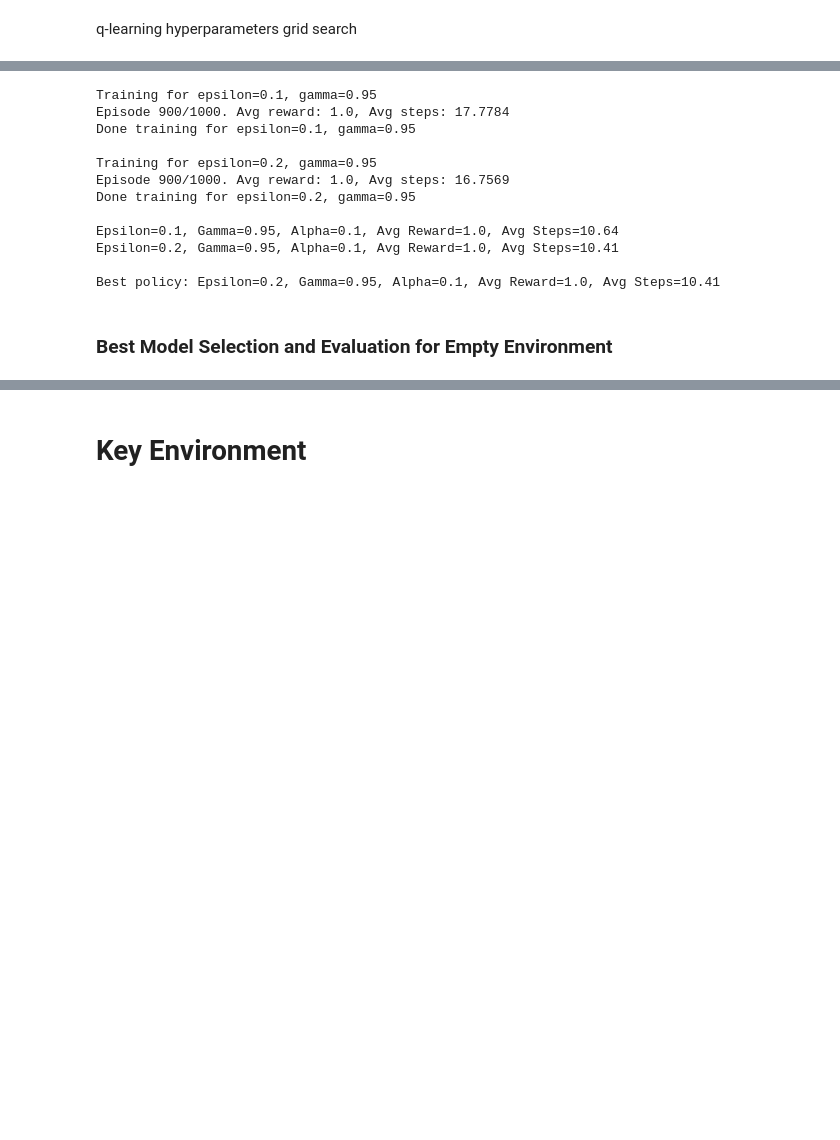
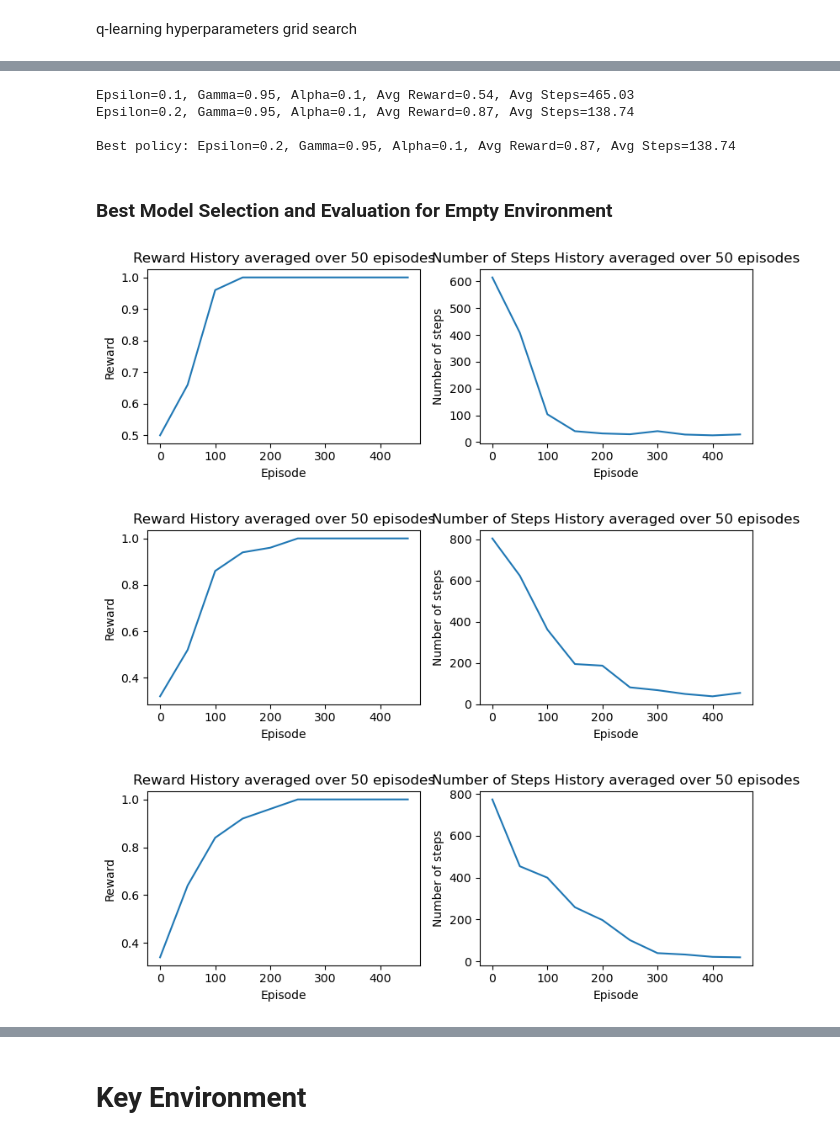
Before and after one commit to Lior-Baruch/RL, a Jupyter notebook: Mid_Project_tabular_RL_Minigrid_2024.ipynb, the cells around one changed output, grey strips where cells are left out. Cells and saved outputs as stored; diff of their text form; code cells hidden in the pictures; blank space fills up the shorter version.

Commit message:
infer video fixed + cleaned cod and plots

```diff
--- a/Mid_Project_tabular_RL_Minigrid_2024.ipynb
+++ b/Mid_Project_tabular_RL_Minigrid_2024.ipynb
@@ -1028,2 +1041,9 @@ Best policy: Epsilon=0.1, Gamma=0.95, Avg Reward=0.97, Avg Steps=42.57
 # %% [markdown]
 SARSA hyperparameters grid search
+# %%
+# Create an empty environment
+env = SimFlatObsWrapper(RandomEmptyEnv_10 (render_mode='rgb_array'))
+
+# Grid search for SARSA
+policy_dict_sarsa_empty, Q_dict_sarsa_empty, reward_history_dict_sarsa_empty, num_steps_history_dict_sarsa_empty = grid_search_TD(
+    env, num_episodes=500, max_steps=1000, epsilons=[0.1, 0.2], gammas=[0.95], alphas=[0.1], type='sarsa')
@@ -1030,16 +1063,4 @@ SARSA hyperparameters grid search
 # %%
-# Create an empty environment
-env = KeyFlatObsWrapper(RandomEmptyEnv_10(render_mode='rgb_array'))
-
-# Grid search for SARSA
-policy_dict_sarsa_empty, Q_dict_sarsa_empty, reward_history_dict_sarsa_empty, num_steps_history_dict_sarsa_empty = grid_search_TD(
-    env, num_episodes=1000, max_steps=1000, epsilons=[0.1, 0.2], gammas=[0.95], alphas=[0.1], type='sarsa')
-
-# Display plots if required
-display_plots = False
-if display_plots:
-    display_reward_and_steps(reward_history_dict_sarsa_empty, num_steps_history_dict_sarsa_empty, amount_to_avg=50)
-
 # Evaluate policies and find the best one
 best_policy_sarsa_empty = None
 best_Q_sarsa_empty = None
@@ -1083,2 +1096,9 @@ Best policy: Epsilon=0.2, Gamma=0.95, Alpha=0.1, Avg Reward=1.0, Avg Steps=10.89
 # %% [markdown]
 q-learning hyperparameters grid search
+# %%
+# Create an empty environment
+env = SimFlatObsWrapper(RandomEmptyEnv_10 (render_mode='rgb_array'))
+
+# Grid search for Q-learning
+policy_dict_q_learning_empty, Q_dict_q_learning_empty, reward_history_dict_q_learning_empty, num_steps_history_dict_q_learning_empty = grid_search_TD(
+    env, num_episodes=500, max_steps=1000, epsilons=[0.1, 0.2], gammas=[0.95], alphas=[0.1], type='q_learning')
@@ -1085,16 +1118,4 @@ q-learning hyperparameters grid search
 # %%
-# Create an empty environment
-env = KeyFlatObsWrapper(RandomEmptyEnv_10(render_mode='rgb_array'))
-
-# Grid search for Q-learning
-policy_dict_q_learning_empty, Q_dict_q_learning_empty, reward_history_dict_q_learning_empty, num_steps_history_dict_q_learning_empty = grid_search_TD(
-    env, num_episodes=1000, max_steps=1000, epsilons=[0.1, 0.2], gammas=[0.95], alphas=[0.1], type='q_learning')
-
-# Display plots if required
-display_plots = False
-if display_plots:
-    display_reward_and_steps(reward_history_dict_q_learning_empty, num_steps_history_dict_q_learning_empty, amount_to_avg=50)
-
 # Evaluate policies and find the best one
 best_policy_q_learning_empty = None
 best_Q_q_learning_empty = None
@@ -1123,20 +1144,21 @@ for (epsilon, gamma, alpha), policy in policy_dict_q_learning_empty.items():
 # Print the best policy
 print(f"\nBest policy: Epsilon={best_epsilon_q_learning_empty}, Gamma={best_gamma_q_learning_empty}, Alpha={best_alpha_q_learning_empty}, Avg Reward={best_avg_reward_q_learning_empty}, Avg Steps={best_avg_steps_q_learning_empty}")
 # %% [output]
-Training for epsilon=0.1, gamma=0.95
-Episode 900/1000. Avg reward: 1.0, Avg steps: 17.7784
-Done training for epsilon=0.1, gamma=0.95
+Epsilon=0.1, Gamma=0.95, Alpha=0.1, Avg Reward=0.54, Avg Steps=465.03
+Epsilon=0.2, Gamma=0.95, Alpha=0.1, Avg Reward=0.87, Avg Steps=138.74
 
-Training for epsilon=0.2, gamma=0.95
-Episode 900/1000. Avg reward: 1.0, Avg steps: 16.7569
-Done training for epsilon=0.2, gamma=0.95
-
-Epsilon=0.1, Gamma=0.95, Alpha=0.1, Avg Reward=1.0, Avg Steps=10.64
-Epsilon=0.2, Gamma=0.95, Alpha=0.1, Avg Reward=1.0, Avg Steps=10.41
-
-Best policy: Epsilon=0.2, Gamma=0.95, Alpha=0.1, Avg Reward=1.0, Avg Steps=10.41
+Best policy: Epsilon=0.2, Gamma=0.95, Alpha=0.1, Avg Reward=0.87, Avg Steps=138.74
 # %% [markdown]
 ### Best Model Selection and Evaluation for Empty Environment
+# %%
+# Display the reward and number of steps history for the best policies
+display_reward_and_steps(reward_history_dict_mc_empty[best_epsilon_mc_empty, best_gamma_mc_empty], num_steps_history_dict_mc_empty[best_epsilon_mc_empty, best_gamma_mc_empty], amount_to_avg=50)
+display_reward_and_steps(reward_history_dict_sarsa_empty[best_epsilon_sarsa_empty, best_gamma_sarsa_empty, best_alpha_sarsa_empty], num_steps_history_dict_sarsa_empty[best_epsilon_sarsa_empty, best_gamma_sarsa_empty, best_alpha_sarsa_empty], amount_to_avg=50)
+display_reward_and_steps(reward_history_dict_q_learning_empty[best_epsilon_q_learning_empty, best_gamma_q_learning_empty, best_alpha_q_learning_empty], num_steps_history_dict_q_learning_empty[best_epsilon_q_learning_empty, best_gamma_q_learning_empty, best_alpha_q_learning_empty], amount_to_avg=50)
+# %% [output]
+[figure, added]
+[figure, added]
+[figure, added]
 # %%
 # get the best policy and Q-table for the empty environment, evaluate and comapre them and choose the best one
 best_policy_empty = None
```
Also changed, not shown: parts of 18 cells of this notebook.
